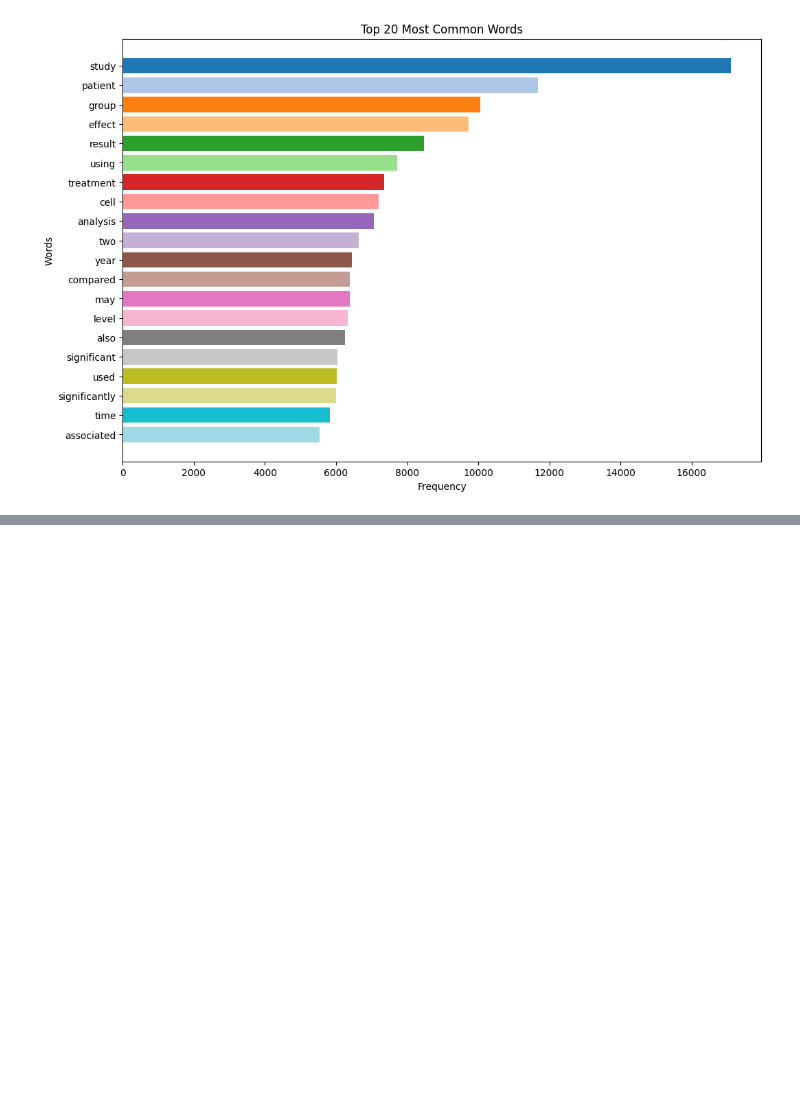
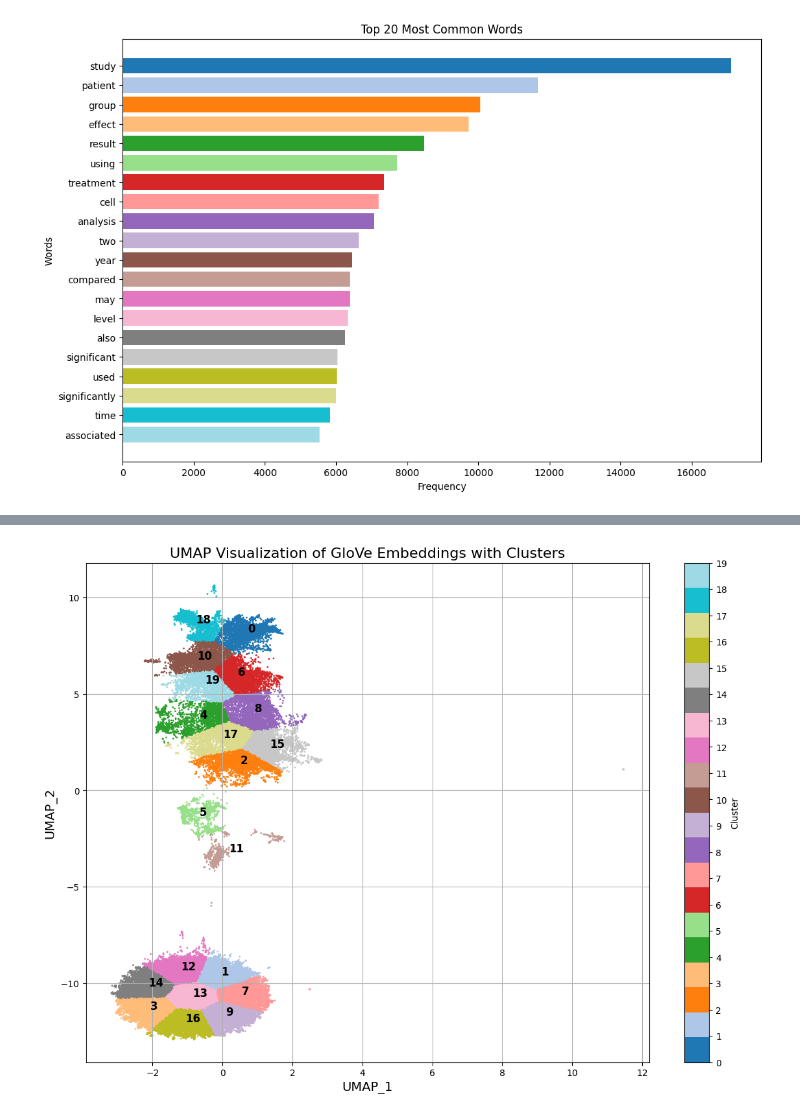
Before and after one commit to kalyani234/RCT_NLP_CW1, a Jupyter notebook: NLP_RCT_CW2_updated.ipynb, the cells around one changed output, grey strips where cells are left out. Saved outputs shown, nothing was run; the diff lists cells and outputs as text; code cells hidden in the pictures; blank space fills up the shorter version.

```diff
--- a/NLP_RCT_CW2_updated.ipynb
+++ b/NLP_RCT_CW2_updated.ipynb
@@ -309,3 +325,27 @@ embeddings_index = load_glove_embeddings(glove_path)
+# %%
+# Cluster the embeddings using KMeans
+num_clusters = 20  # Adjust the number of clusters as needed
+kmeans = KMeans(n_clusters=num_clusters, random_state=42)
+clusters = kmeans.fit_predict(embeddings_2d)
+
+# Plot the results
+plt.figure(figsize=(14, 10))
+scatter = plt.scatter(embeddings_2d[:, 0], embeddings_2d[:, 1], c=clusters, cmap='tab20', s=1)
+
+# Optionally, add cluster labels
+for i in range(num_clusters):
+    # Find the centroid of the points in each cluster for label placement
+    centroid = np.mean(embeddings_2d[clusters == i], axis=0)
+    plt.text(centroid[0], centroid[1], str(i), fontsize=12, weight='bold')
+
+plt.title('UMAP Visualization of GloVe Embeddings with Clusters', fontsize=16)
+plt.xlabel('UMAP_1', fontsize=14)
+plt.ylabel('UMAP_2', fontsize=14)
+plt.grid(True)
+plt.colorbar(scatter, ticks=range(num_clusters), label='Cluster')
+plt.show()
+# %% [output]
+[figure, added]
 # %%
 # Split data into train and test sets
 train_texts, test_texts, train_labels, test_labels = train_test_split(df['processed_text'], df['Label'], test_size=0.2, random_state=42)
```
Also changed, not shown: parts of 10 cells of this notebook.
